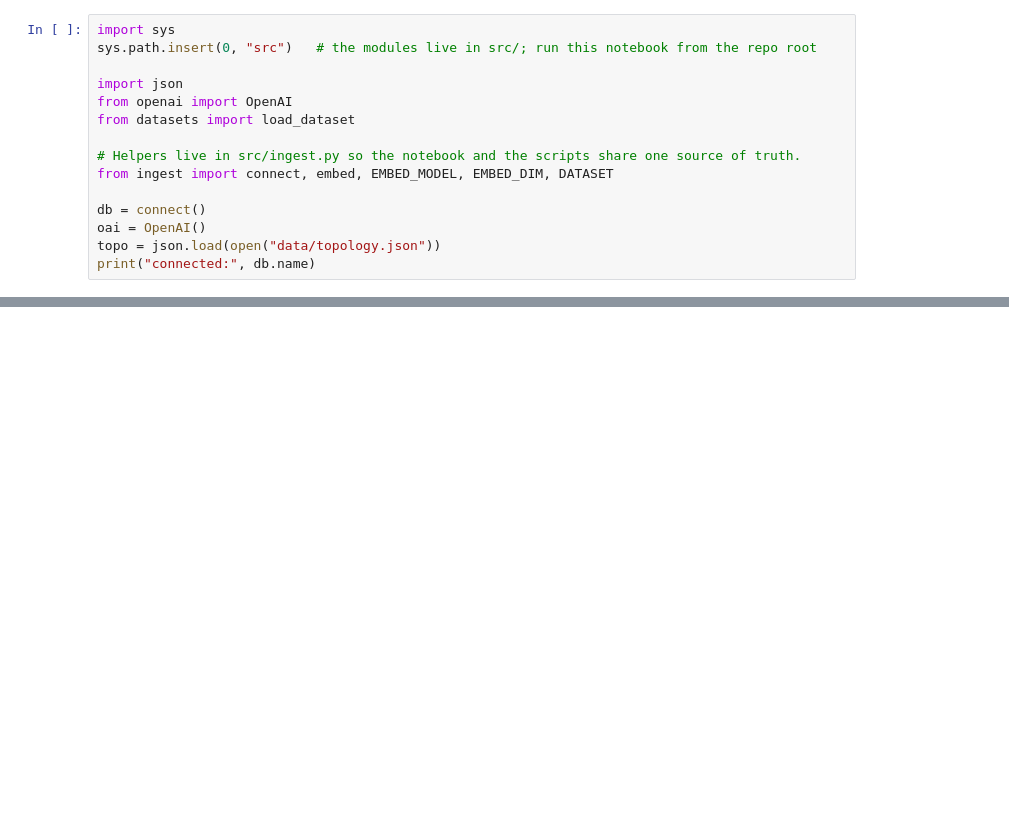
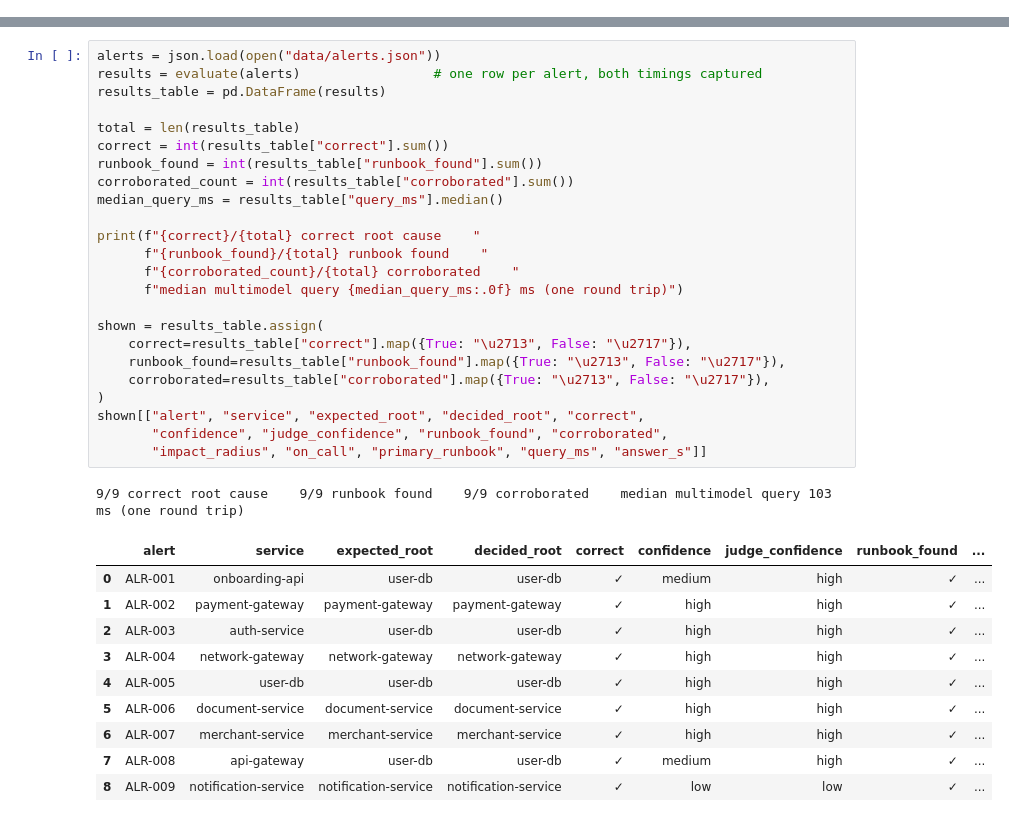
Before and after one commit to mostafaibrahim17/arango-multimodel-incident-resolution, a Jupyter notebook: incident_resolution.ipynb, the cells around one changed output, grey strips where cells are left out. Drawn from its saved outputs; the diff is of its cells as text; blank space fills up the shorter version.

```diff
--- a/incident_resolution.ipynb
+++ b/incident_resolution.ipynb
@@ -7,15 +0,0 @@ An incident-resolution agent on the Arango Contextual Data Platform. A fresh ale
-# %%
-import sys
-sys.path.insert(0, "src")   # the modules live in src/; run this notebook from the repo root
-
-import json
-from openai import OpenAI
-from datasets import load_dataset
-
-# Helpers live in src/ingest.py so the notebook and the scripts share one source of truth.
-from ingest import connect, embed, EMBED_MODEL, EMBED_DIM, DATASET
-
-db = connect()
-oai = OpenAI()
-topo = json.load(open("data/topology.json"))
-print("connected:", db.name)
@@ -297,0 +185,36 @@ One Arango Contextual Data Platform deployment resolves an operational alert end
+# %%
+alerts = json.load(open("data/alerts.json"))
+results = evaluate(alerts)                 # one row per alert, both timings captured
+results_table = pd.DataFrame(results)
+
+total = len(results_table)
+correct = int(results_table["correct"].sum())
+runbook_found = int(results_table["runbook_found"].sum())
+corroborated_count = int(results_table["corroborated"].sum())
+median_query_ms = results_table["query_ms"].median()
+
+print(f"{correct}/{total} correct root cause    "
+      f"{runbook_found}/{total} runbook found    "
+      f"{corroborated_count}/{total} corroborated    "
+      f"median multimodel query {median_query_ms:.0f} ms (one round trip)")
+
+shown = results_table.assign(
+    correct=results_table["correct"].map({True: "\u2713", False: "\u2717"}),
+    runbook_found=results_table["runbook_found"].map({True: "\u2713", False: "\u2717"}),
+    corroborated=results_table["corroborated"].map({True: "\u2713", False: "\u2717"}),
+)
+shown[["alert", "service", "expected_root", "decided_root", "correct",
+       "confidence", "judge_confidence", "runbook_found", "corroborated",
+       "impact_radius", "on_call", "primary_runbook", "query_ms", "answer_s"]]
+# %% [output]
+9/9 correct root cause    9/9 runbook found    9/9 corroborated    median multimodel query 103 ms (one round trip)
+|  | alert | service | expected_root | decided_root | correct | confidence | judge_confidence | runbook_found | ... |
+| 0 | ALR-001 | onboarding-api | user-db | user-db | ✓ | medium | high | ✓ | ... |
+| 1 | ALR-002 | payment-gateway | payment-gateway | payment-gateway | ✓ | high | high | ✓ | ... |
+| 2 | ALR-003 | auth-service | user-db | user-db | ✓ | high | high | ✓ | ... |
+| 3 | ALR-004 | network-gateway | network-gateway | network-gateway | ✓ | high | high | ✓ | ... |
+| 4 | ALR-005 | user-db | user-db | user-db | ✓ | high | high | ✓ | ... |
+| 5 | ALR-006 | document-service | document-service | document-service | ✓ | high | high | ✓ | ... |
+| 6 | ALR-007 | merchant-service | merchant-service | merchant-service | ✓ | high | high | ✓ | ... |
+| 7 | ALR-008 | api-gateway | user-db | user-db | ✓ | medium | high | ✓ | ... |
+| 8 | ALR-009 | notification-service | notification-service | notification-service | ✓ | low | low | ✓ | ... |
```
Also changed, not shown: parts of 43 cells of this notebook, 19 other files.
